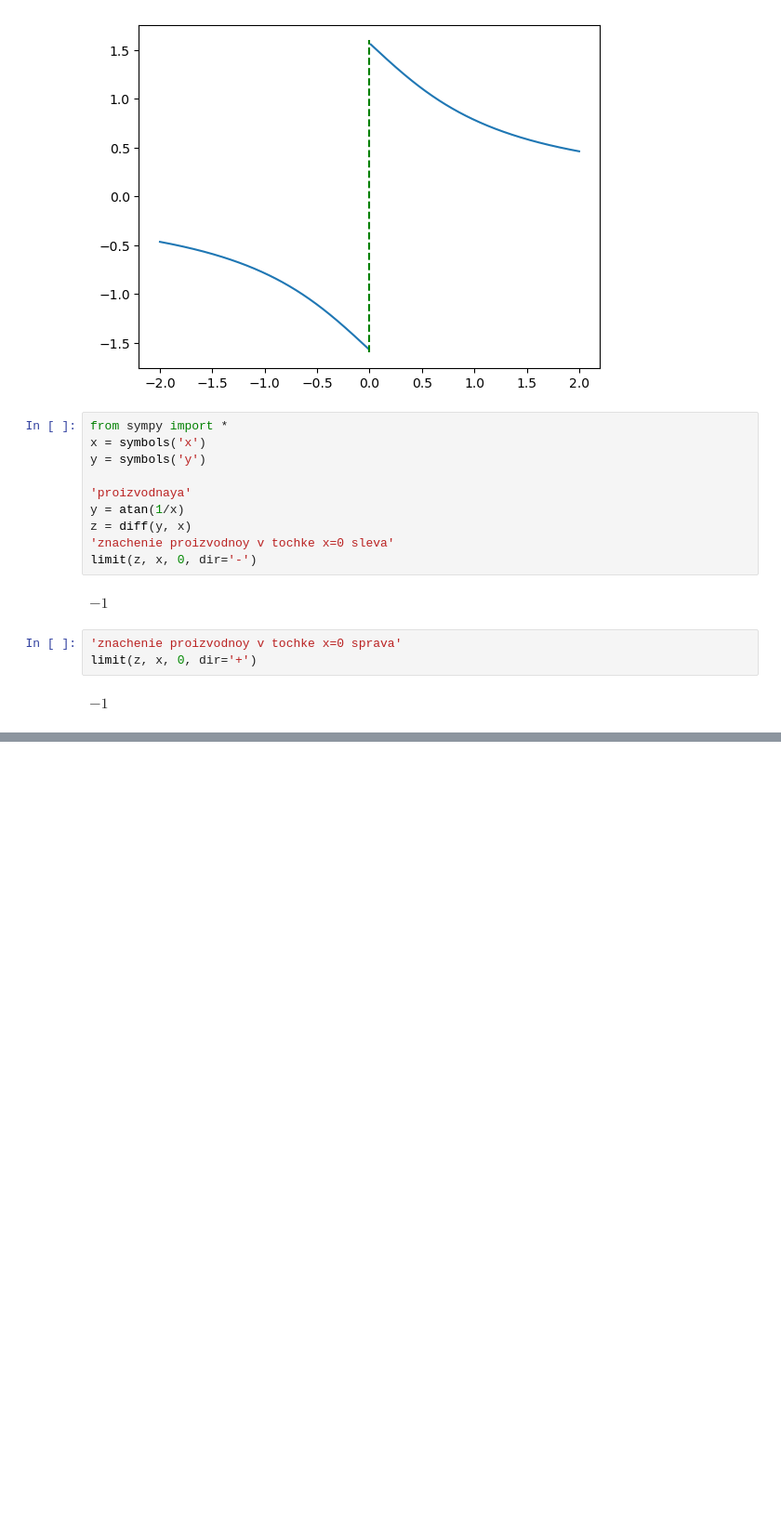
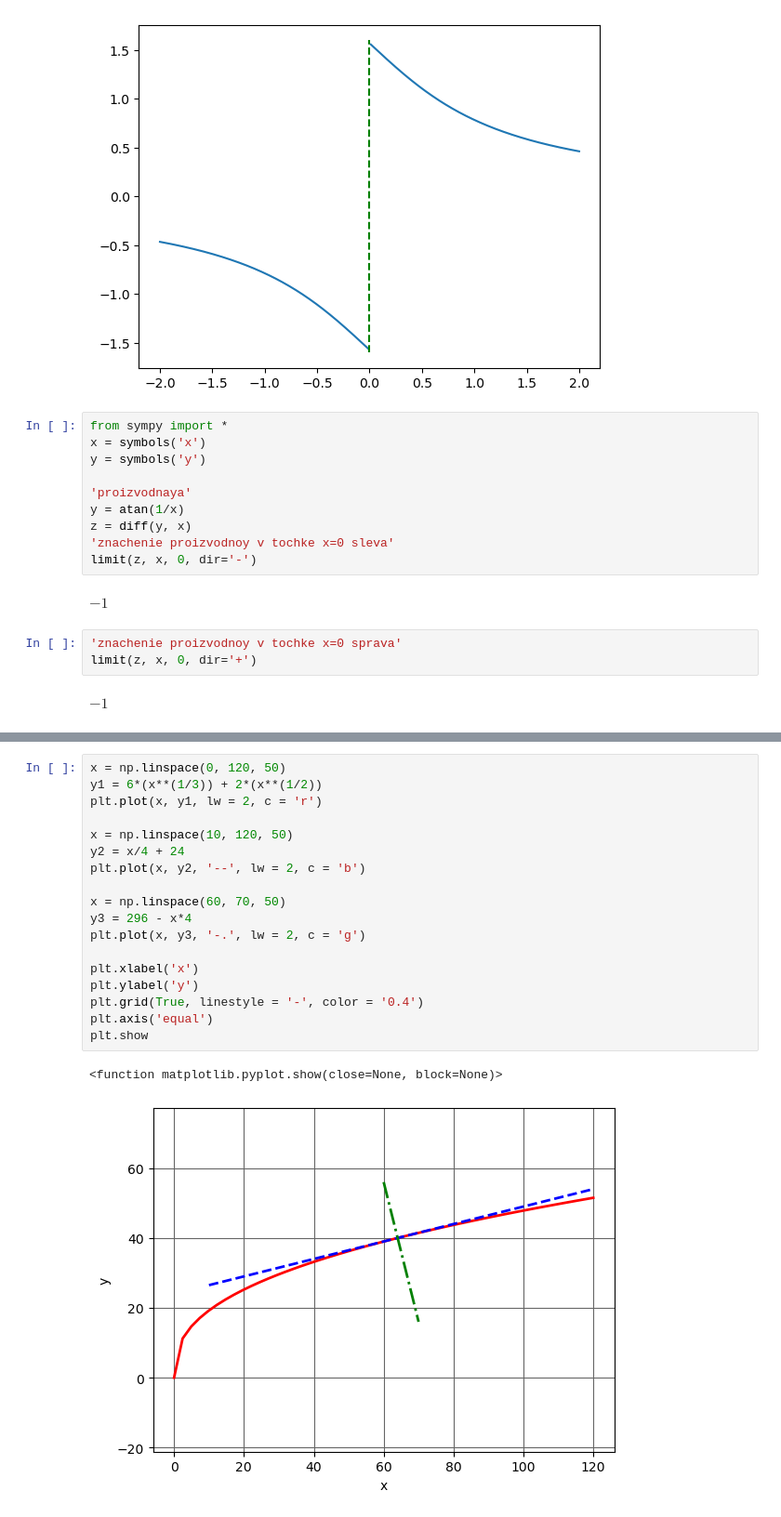
Before and after one commit to igor-novozhilov/Math_with_Python, a Jupyter notebook: 2025-05-13_Matematika_na_Python.ipynb, the cells around one changed output, grey strips where cells are left out. Shown: that part at 93% size. Saved outputs shown, nothing was run; the diff lists cells and outputs as text; blank space fills up the shorter version.

```diff
--- a/2025-05-13_Matematika_na_Python.ipynb
+++ b/2025-05-13_Matematika_na_Python.ipynb
@@ -449,0 +525,21 @@ $\displaystyle -1$
+# %%
+x = np.linspace(0, 120, 50)
+y1 = 6*(x**(1/3)) + 2*(x**(1/2))
+plt.plot(x, y1, lw = 2, c = 'r')
+
+x = np.linspace(10, 120, 50)
+y2 = x/4 + 24
+plt.plot(x, y2, '--', lw = 2, c = 'b')
+
+x = np.linspace(60, 70, 50)
+y3 = 296 - x*4
+plt.plot(x, y3, '-.', lw = 2, c = 'g')
+
+plt.xlabel('x')
+plt.ylabel('y')
+plt.grid(True, linestyle = '-', color = '0.4')
+plt.axis('equal')
+plt.show
+# %% [output]
+<function matplotlib.pyplot.show(close=None, block=None)>
+[figure, added]
```
Also changed, not shown: parts of 8 cells of this notebook.
